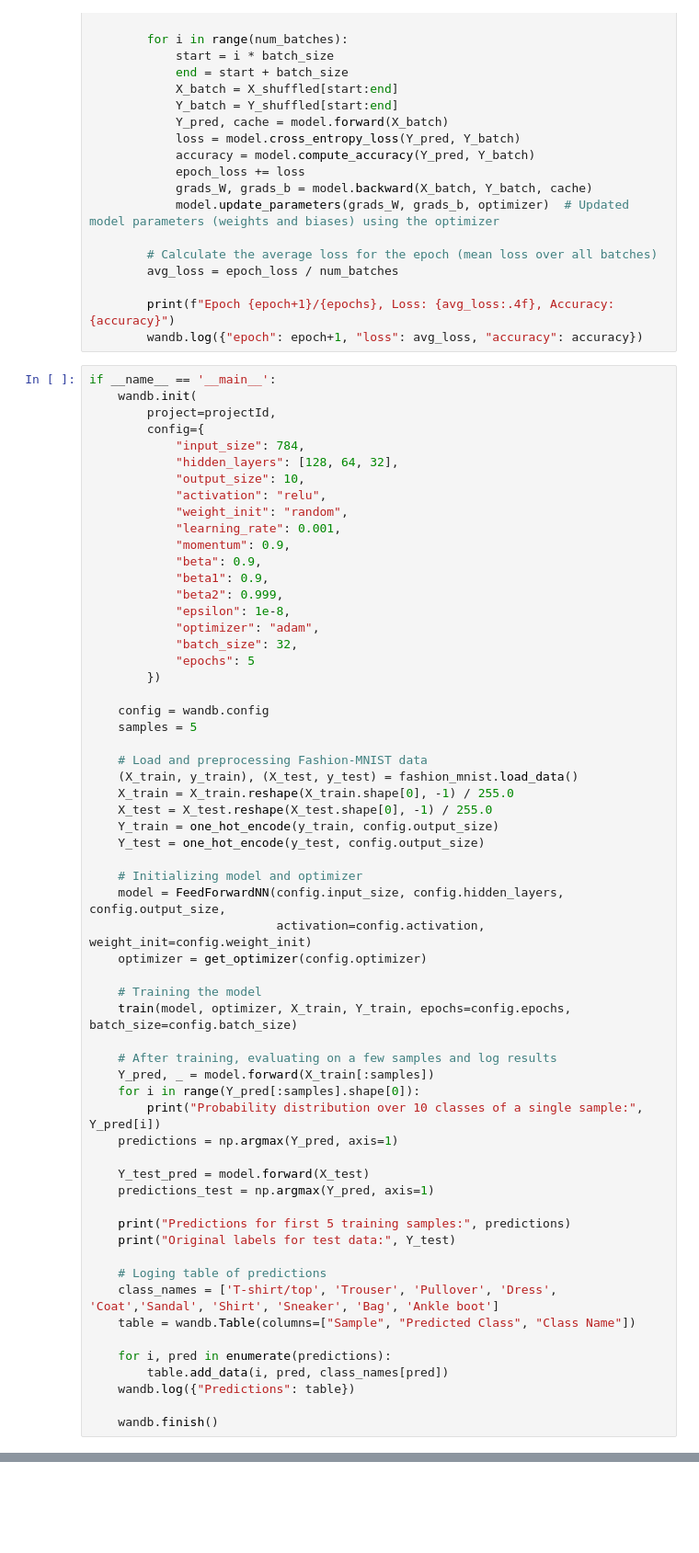
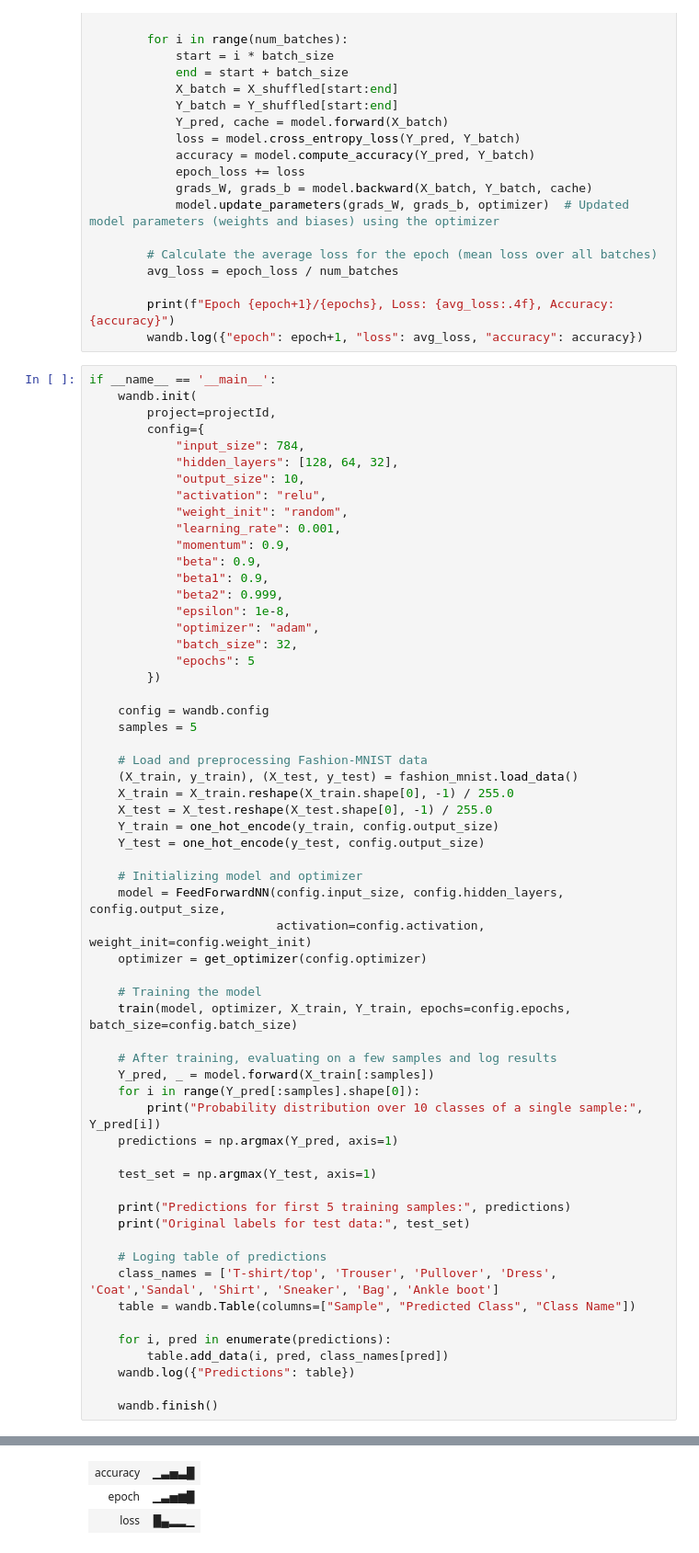
Before and after one commit to venkatesh19v/da6401_assignment1, a Jupyter notebook: Assignment.ipynb, the cells around one changed output, grey strips where cells are left out. Shown at 92% size. Saved outputs shown, nothing was run; the diff lists cells and outputs as text; blank space fills up the shorter version.

```diff
--- a/Assignment.ipynb
+++ b/Assignment.ipynb
@@ -509,11 +556,10 @@ if __name__ == '__main__':
         print("Probability distribution over 10 classes of a single sample:", Y_pred[i])
     predictions = np.argmax(Y_pred, axis=1)
 
-    Y_test_pred = model.forward(X_test)
-    predictions_test = np.argmax(Y_pred, axis=1)
+    test_set = np.argmax(Y_test, axis=1)
 
     print("Predictions for first 5 training samples:", predictions)
-    print("Original labels for test data:", Y_test)
+    print("Original labels for test data:", test_set)
 
     # Loging table of predictions
     class_names = ['T-shirt/top', 'Trouser', 'Pullover', 'Dress', 'Coat','Sandal', 'Shirt', 'Sneaker', 'Bag', 'Ankle boot']
@@ -524,3 +570,4 @@ if __name__ == '__main__':
     wandb.log({"Predictions": table})
 
     wandb.finish()
+# %% [output]
@@ -526,0 +598,3 @@ if __name__ == '__main__':
+| accuracy | ▁▃▅▃█ |
+| epoch | ▁▃▅▆█ |
+| loss | █▄▂▂▁ |
```
Also changed, not shown: parts of 20 cells of this notebook.
